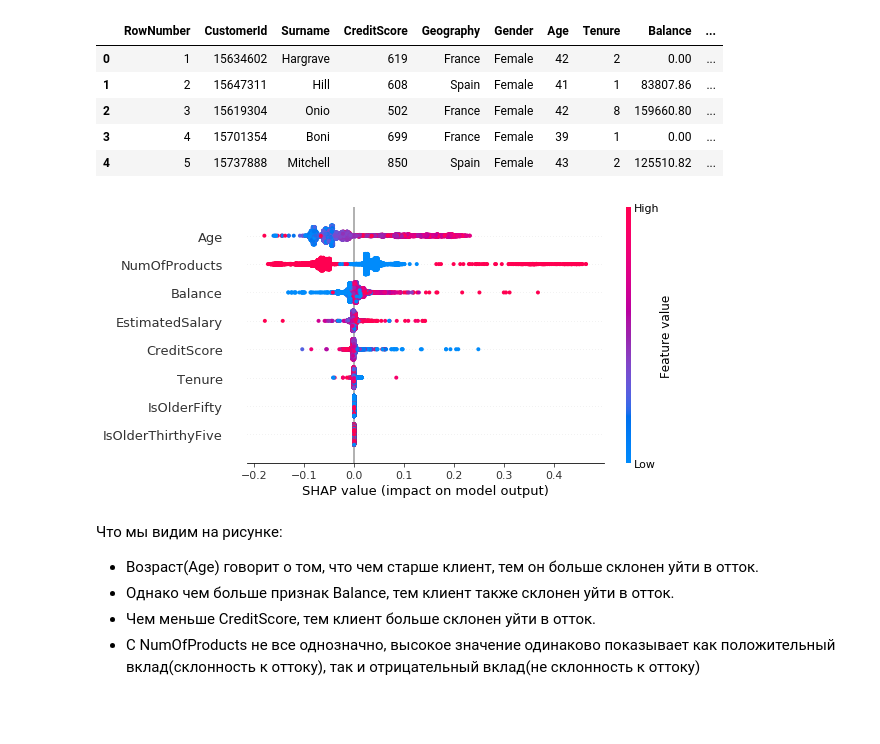
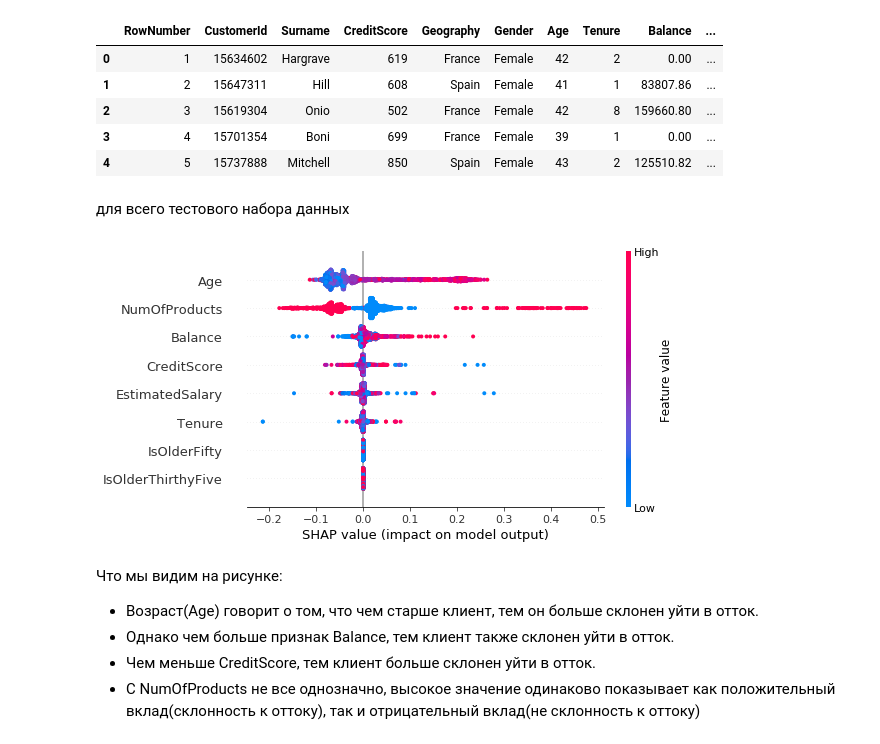
Before and after one commit to juliazhigaryova/DS-in-business, a Jupyter notebook: HW7.ipynb, the cells around one changed output. Saved outputs shown, nothing was run; the diff lists cells and outputs as text; code cells hidden in the pictures; blank space fills up the shorter version.

```diff
--- a/HW7.ipynb
+++ b/HW7.ipynb
@@ -185,19 +185,21 @@ features = ['CreditScore', 'Age', 'Tenure', 'Balance', 'NumOfProducts','IsOlderT
 # %%
 #разделим данные на train/test
 X_train, X_test, y_train, y_test = train_test_split(df[features], df['Exited'], random_state=0)
+# %%
+model = xgboost.train({"learning_rate": 0.01},
+                      xgboost.DMatrix(X_test, label=y_test), 100)
+# %% [markdown]
+для всего тестового набора данных
 # %%
-model = xgboost.train({"learning_rate": 0.01},
-                      xgboost.DMatrix(X_train, label=y_train), 100)
-
 # explain the model's predictions using SHAP
 # (same syntax works for LightGBM, CatBoost, scikit-learn and spark models)
 explainer = shap.TreeExplainer(model)
-shap_values = explainer.shap_values(X_train)
+shap_values = explainer.shap_values(X_test)
 # %%
 # summarize the effects of all the features
-shap.summary_plot(shap_values, X_train)
+shap.summary_plot(shap_values, X_test)
 # %% [output]
-[figure, old version]
+[figure, new version]
 # %% [markdown]
 Что мы видим на рисунке:
 * Возраст(Age) говорит о том, что чем старше клиент, тем он больше склонен уйти в отток.
```
Also changed, not shown: parts of 10 cells of this notebook.
